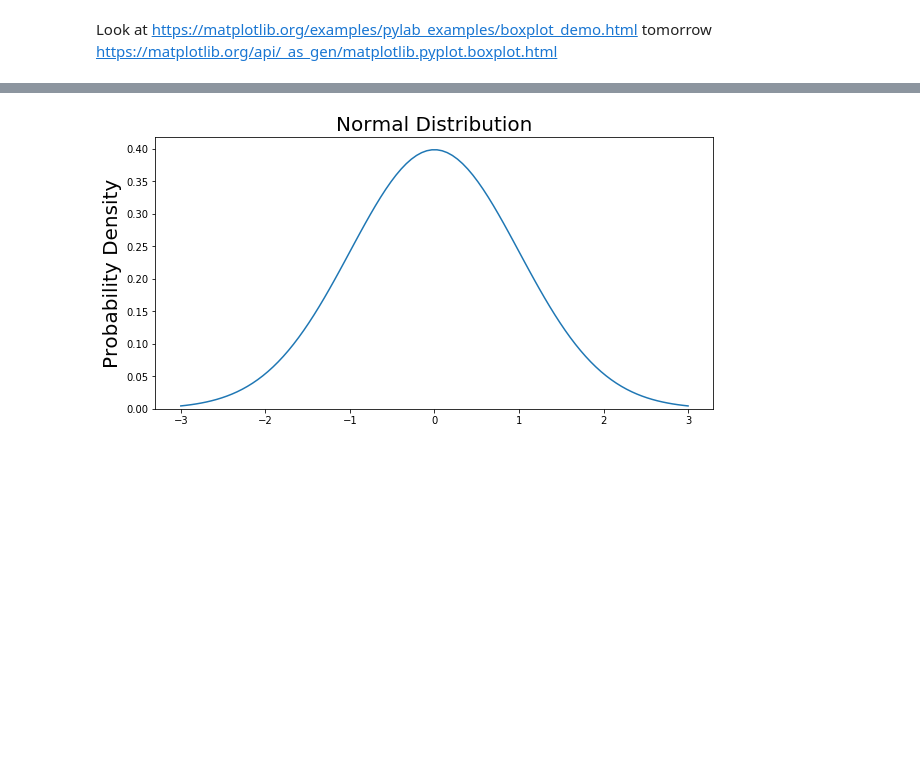
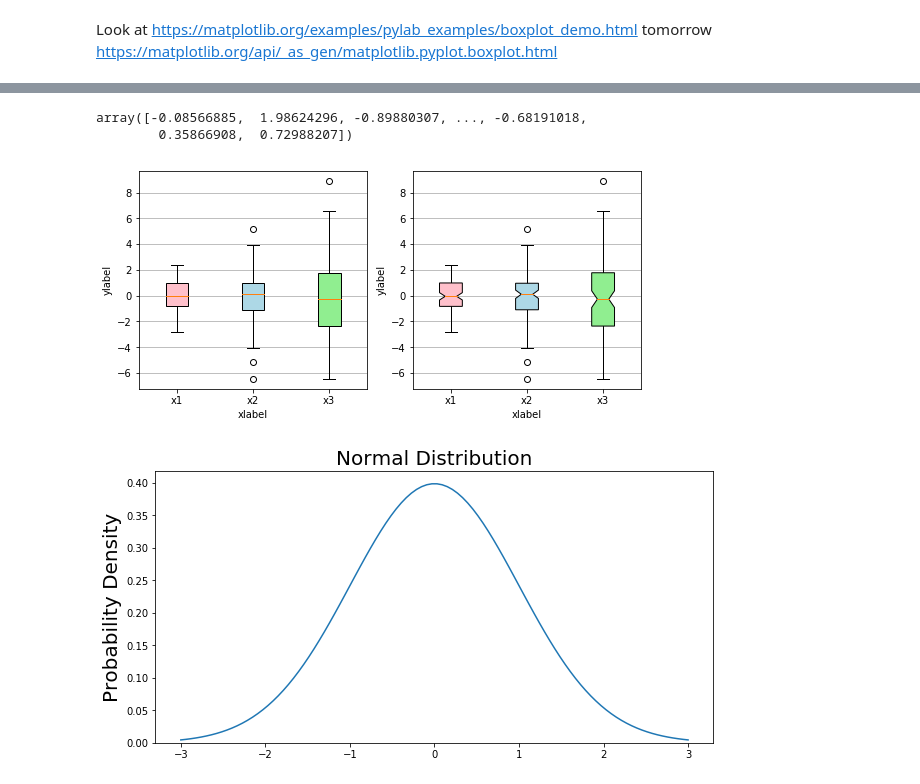
Before and after one commit to mGalarnyk/Python_Tutorials, a Jupyter notebook: Statistics/box_plot.ipynb, the cells around one changed output, grey strips where cells are left out. Saved outputs shown, nothing was run; the diff lists cells and outputs as text; code cells hidden in the pictures; blank space fills up the shorter version.

```diff
--- a/Statistics/box_plot.ipynb
+++ b/Statistics/box_plot.ipynb
@@ -82,0 +92,61 @@ plt.boxplot?
+# %%
+xx = arange(100)
+cut = (xx > 0) & (xx % 17 == 0)
+y1 = sin(xx)
+y2 = (xx**2) % 2.0+cos(xx+0.5)
+
+fig = plt.figure()
+ax1 = fig.add_subplot(211)
+ax1.plot(xx, y1, c="blue",zorder=1)
+ax1.scatter(xx[cut], y1[cut], c="red",zorder=2)
+ax2 = fig.add_subplot(212)
+ax2.plot(xx, y2, c="green",zorder=1)
+ax2.scatter(xx[cut], y2[cut], c="red",zorder=2)
+
+for x in xx[cut]:
+    ax1.axvline(x=x,ymin=-1.2,ymax=1,c="red",linewidth=2,zorder=0, clip_on=False)
+    ax2.axvline(x=x,ymin=0,ymax=1.2,c="red",linewidth=2, zorder=0,clip_on=False)
+# %% [output]
+array([-0.08566885,  1.98624296, -0.89880307, ..., -0.68191018,
+        0.35866908,  0.72988207])
+# %%
+import matplotlib.pyplot as plt
+import numpy as np
+
+# Random test data
+np.random.seed(123)
+all_data = [np.random.normal(0, std, 100) for std in range(1, 4)]
+
+fig, axes = plt.subplots(nrows=1, ncols=2, figsize=(9, 4))
+
+# rectangular box plot
+bplot1 = axes[0].boxplot(all_data,
+                         vert=True,   # vertical box aligmnent
+                         patch_artist=True)   # fill with color
+
+# notch shape box plot
+bplot2 = axes[1].boxplot(all_data,
+                         notch=True,  # notch shape
+                         vert=True,   # vertical box aligmnent
+                         patch_artist=True)   # fill with color
+
+# fill with colors
+colors = ['pink', 'lightblue', 'lightgreen']
+for bplot in (bplot1, bplot2):
+    for patch, color in zip(bplot['boxes'], colors):
+        patch.set_facecolor(color)
+
+# adding horizontal grid lines
+for ax in axes:
+    ax.yaxis.grid(True)
+    ax.set_xticks([y+1 for y in range(len(all_data))], )
+    ax.set_xlabel('xlabel')
+    ax.set_ylabel('ylabel')
+
+# add x-tick labels
+plt.setp(axes, xticks=[y+1 for y in range(len(all_data))],
+         xticklabels=['x1', 'x2', 'x3', 'x4'])
+
+plt.show()
+# %% [output]
+[figure, added]
```
Also changed, not shown: parts of 15 cells of this notebook, 2 other files.
